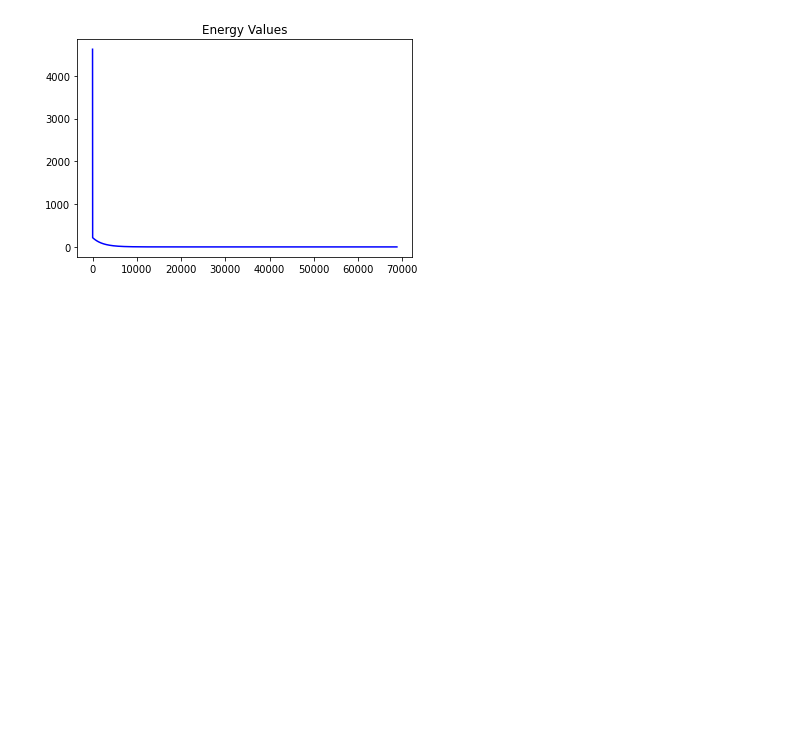
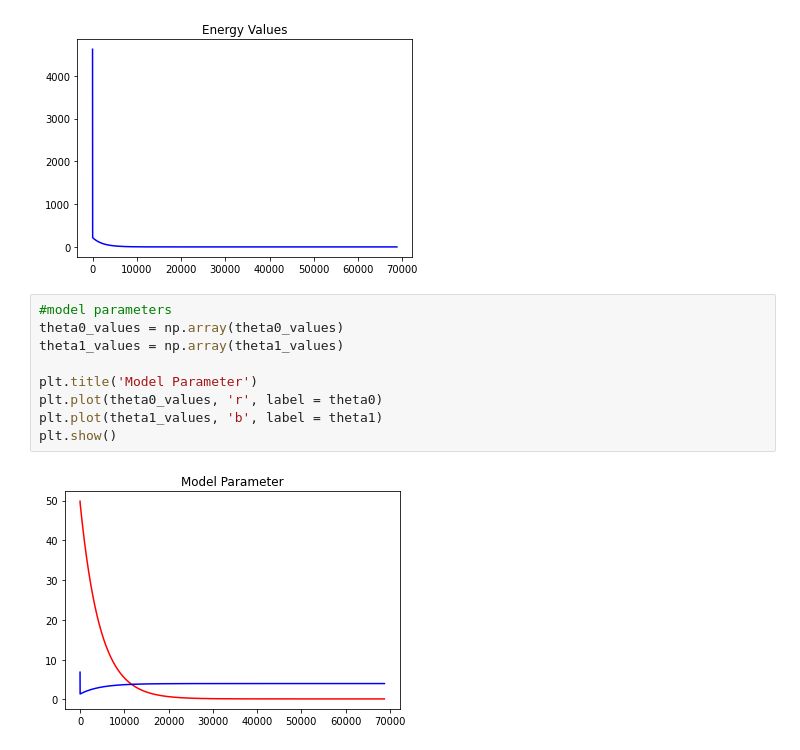
Before and after one commit to yangsu0/class_machine_learning, a Jupyter notebook: ML_Assignment2.ipynb, the cells around one changed output. Drawn from its saved outputs; the diff is of its cells as text; blank space fills up the shorter version.

Commit message:
Plotting Model Parameters

```diff
--- a/ML_Assignment2.ipynb
+++ b/ML_Assignment2.ipynb
@@ -77,3 +77,14 @@ plt.plot(e_values,'b')
 plt.show()
 # %% [output]
 [figure]
+# %%
+#model parameters
+theta0_values = np.array(theta0_values)
+theta1_values = np.array(theta1_values)
+
+plt.title('Model Parameter')
+plt.plot(theta0_values, 'r', label = theta0)
+plt.plot(theta1_values, 'b', label = theta1)
+plt.show()
+# %% [output]
+[figure, added]
```
